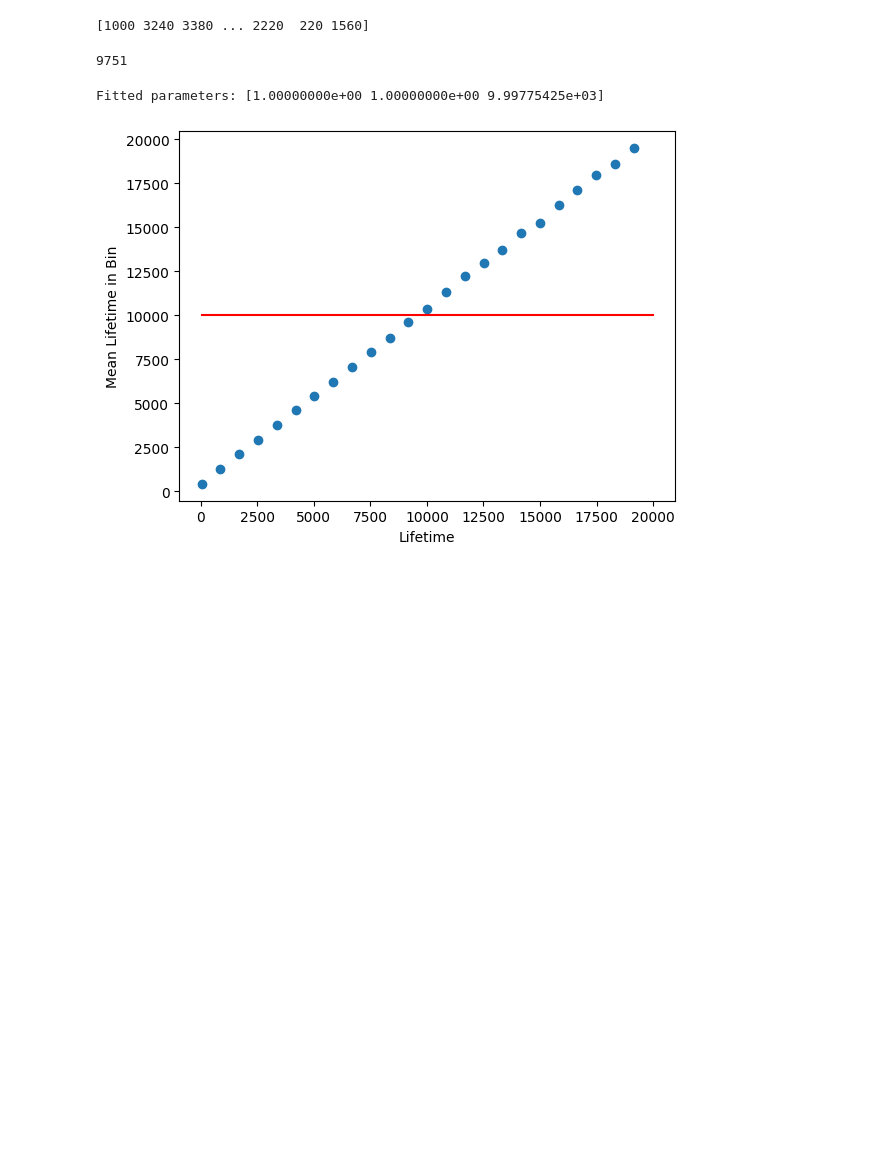
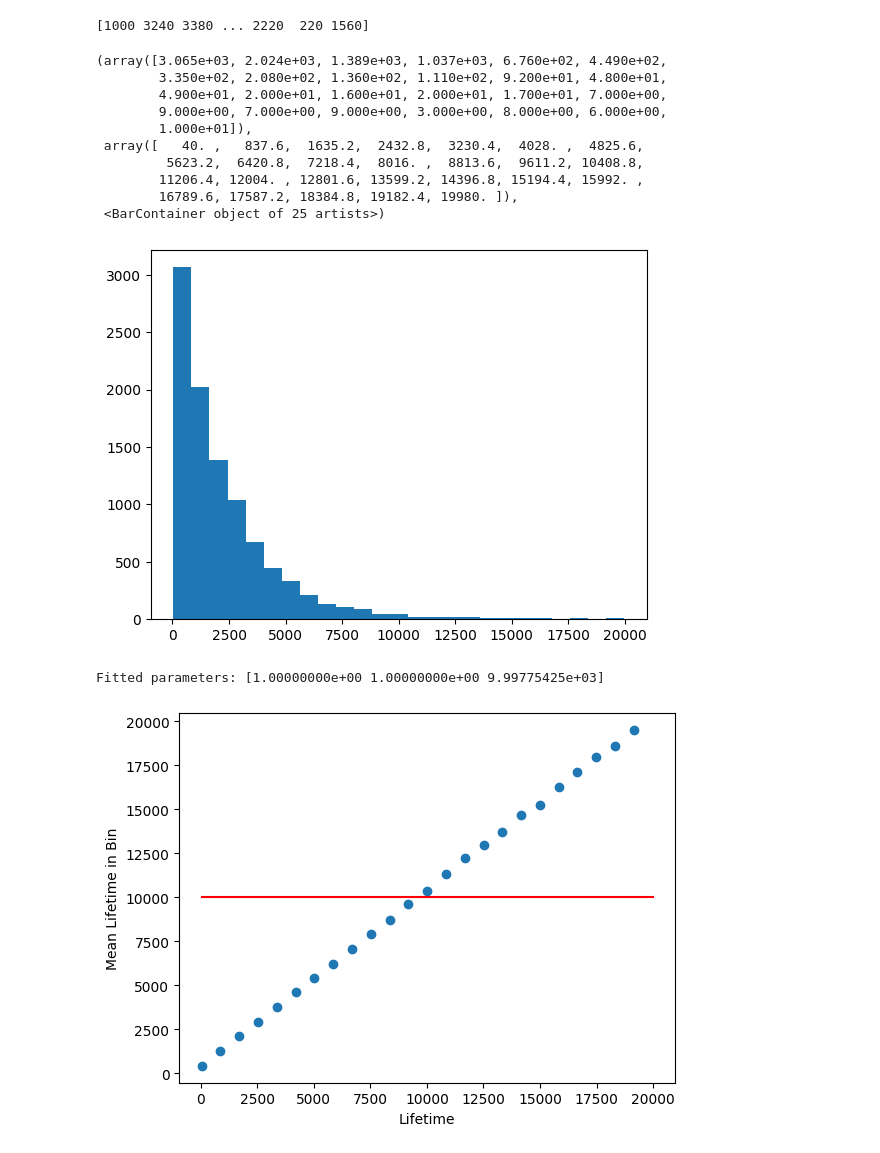
Before and after one commit to rsriya/trisep2024-sm-inputs, a Jupyter notebook: fit.ipynb, the cells around one changed output. Saved outputs shown, nothing was run; the diff lists cells and outputs as text; code cells hidden in the pictures; blank space fills up the shorter version.

```diff
--- a/fit.ipynb
+++ b/fit.ipynb
@@ -13,10 +13,21 @@ lifetimes = data[:, 0].astype(int)
 print(lifetimes)
 # %% [output]
 [1000 3240 3380 ... 2220  220 1560]
-# %%
-len(lifetimes)
-# %% [output]
-9751
+# %%
+import matplotlib.pyplot as plt
+plt.hist(lifetimes, bins = 25)
+# %% [output]
+(array([3.065e+03, 2.024e+03, 1.389e+03, 1.037e+03, 6.760e+02, 4.490e+02,
+        3.350e+02, 2.080e+02, 1.360e+02, 1.110e+02, 9.200e+01, 4.800e+01,
+        4.900e+01, 2.000e+01, 1.600e+01, 2.000e+01, 1.700e+01, 7.000e+00,
+        9.000e+00, 7.000e+00, 9.000e+00, 3.000e+00, 8.000e+00, 6.000e+00,
+        1.000e+01]),
+ array([   40. ,   837.6,  1635.2,  2432.8,  3230.4,  4028. ,  4825.6,
+         5623.2,  6420.8,  7218.4,  8016. ,  8813.6,  9611.2, 10408.8,
+        11206.4, 12004. , 12801.6, 13599.2, 14396.8, 15194.4, 15992. ,
+        16789.6, 17587.2, 18384.8, 19182.4, 19980. ]),
+ <BarContainer object of 25 artists>)
+[figure, added]
 # %%
 bin_edges = np.linspace(np.min(lifetimes), np.max(lifetimes), 25)
 bin_indices = np.digitize(lifetimes, bins=bin_edges)
```
Also changed, not shown: parts of 2 cells of this notebook.
